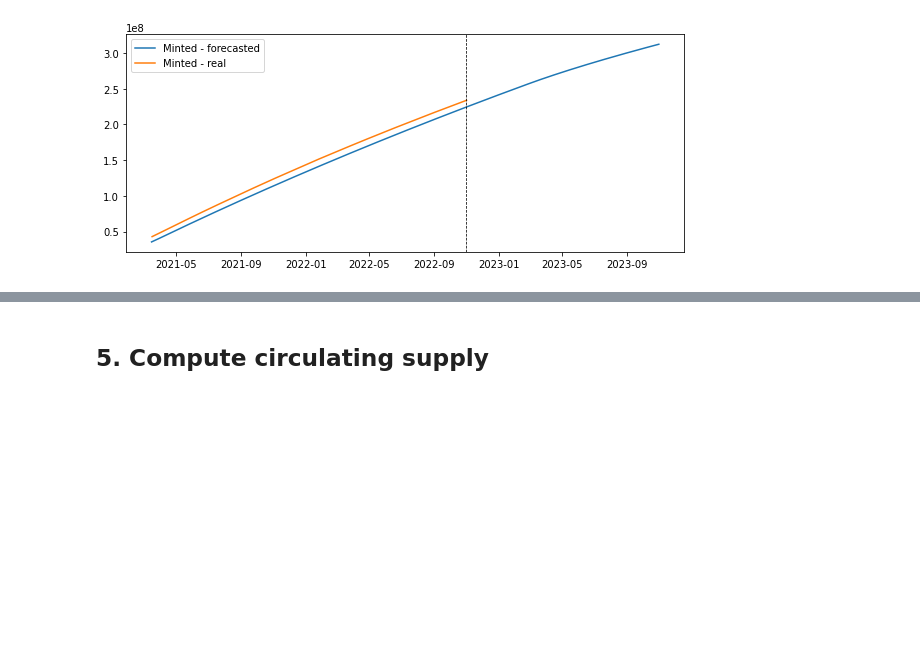
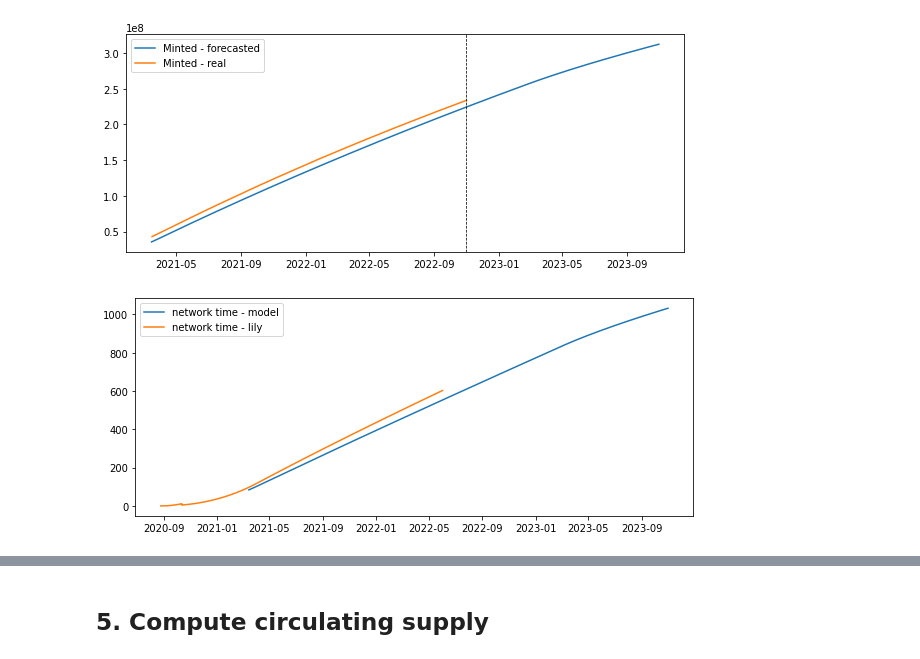
Before and after one commit to protocol/filecoin-mecha-twin, a Jupyter notebook: notebooks/backtest.ipynb, the cells around one changed output, grey strips where cells are left out. Saved outputs shown, nothing was run; the diff lists cells and outputs as text; code cells hidden in the pictures; blank space fills up the shorter version.

```diff
--- a/notebooks/backtest.ipynb
+++ b/notebooks/backtest.ipynb
@@ -202,3 +202,17 @@ plt.legend()
 plt.show()
 # %% [output]
 [figure]
+# %%
+rewards_df = pd.read_csv("../../../Data/Sentinel/chain_rewards.csv")
+rewards_df["timestamp"] = 30 * rewards_df["height"] + 1598306400
+rewards_df["date"] = pd.to_datetime(rewards_df["timestamp"], unit="s")
+rewards_df = rewards_df.sort_values("timestamp").reset_index()
+
+
+plt.figure(figsize=(10,4))
+plt.plot(mint_df["date"], mint_df['network_time'], label="network time - model")
+plt.plot(rewards_df["date"], rewards_df["effective_network_time"]/(60*24*2), label="network time - lily" )
+plt.legend()
+plt.show()
+# %% [output]
+[figure, added]
```
Also changed, not shown: parts of 7 cells of this notebook, 1 other file.
